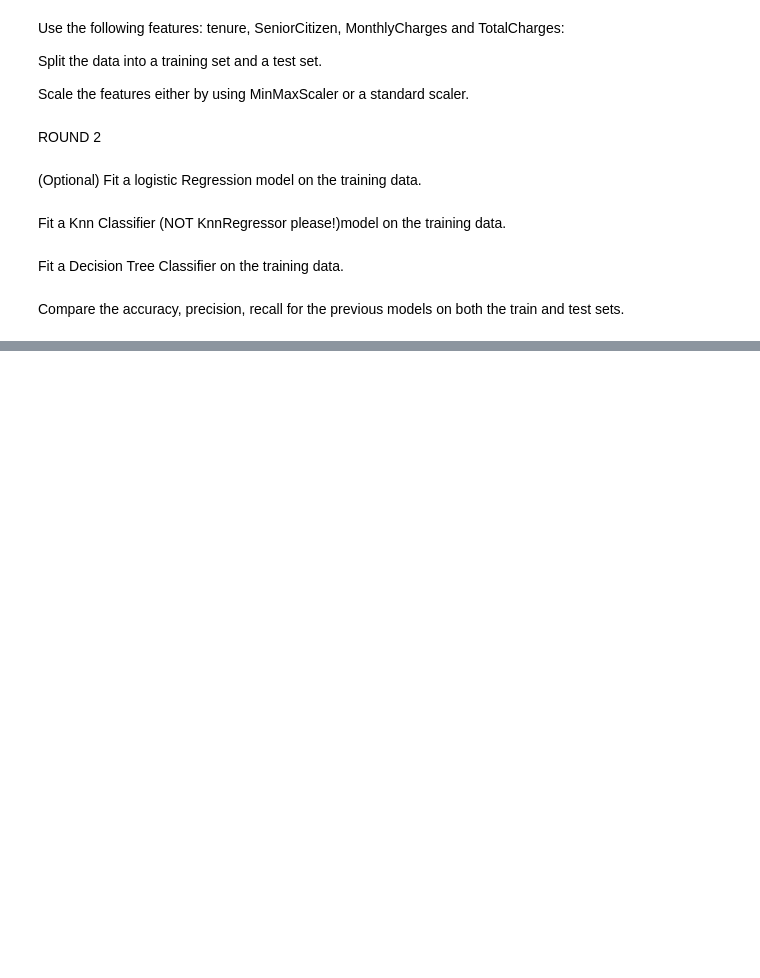
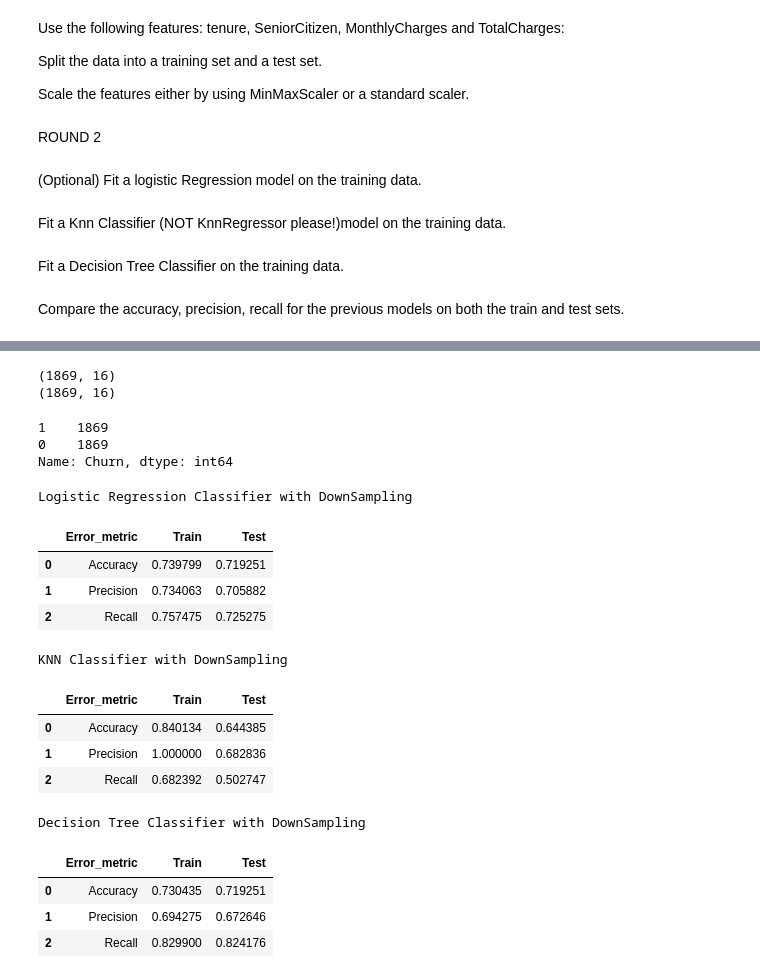
Before and after one commit to JonathonClegg/DAFT_0116, a Jupyter notebook: module_3/LAB Imbalanced Classification Task/main.ipynb, the cells around one changed output, grey strips where cells are left out. Saved outputs shown, nothing was run; the diff lists cells and outputs as text; code cells hidden in the pictures; blank space fills up the shorter version.

```diff
--- a/module_3/LAB Imbalanced Classification Task/main.ipynb
+++ b/module_3/LAB Imbalanced Classification Task/main.ipynb
@@ -204,0 +332,29 @@ display(performance_dt)
+# %%
+c1_len=1869
+# downsample the majority class to the size of the positive class using pandas sample method
+category_0_down = category_0.sample(c1_len)
+print(category_0_down.shape)
+print(category_1.shape)
+# %% [output]
+(1869, 16)
+(1869, 16)
+# %%
+# reassemble the data
+data = pd.concat([category_0_down, category_1], axis=0)
+# shuffle the data
+data = data.sample(frac=1) # frac specifies ratio of the shuffled output to the input size. for frac=1 the number of rows is unchanged
+data['Churn'].value_counts()
+# %% [output]
+1    1869
+0    1869
+Name: Churn, dtype: int64
+# %%
+X_data = data[["tenure", "SeniorCitizen", "MonthlyCharges", "TotalCharges"]]
+y_data = data["Churn"]
+
+X_data_train, X_data_test, y_data_train, y_data_test = train_test_split(X_data, y_data, test_size=0.20, random_state=11)
+
+scaler = StandardScaler()
+# transform data
+X_data_train = scaler.fit_transform(X_data_train)
+X_data_test = scaler.transform(X_data_test) #No need to use fit since we should normalize the training set and then use the same normalization steps on the test set
@@ -204,0 +385,51 @@ display(performance_dt)
+# %%
+print("Logistic Regression Classifier with DownSampling")
+performance_log_data = pd.DataFrame({'Error_metric': ['Accuracy','Precision','Recall'],
+                               'Train': [accuracy_score(y_data_train, log_y_pred_train_data),
+                                         precision_score(y_data_train, log_y_pred_train_data, pos_label='1'),
+                                         recall_score(y_data_train, log_y_pred_train_data, pos_label='1')],
+                               'Test': [accuracy_score(y_data_test, log_y_pred_test_data),
+                                        precision_score(y_data_test, log_y_pred_test_data, pos_label='1'),
+                                        recall_score(y_data_test, log_y_pred_test_data, pos_label='1')]})
+
+display(performance_log_data)
+
+print("\nKNN Classifier with DownSampling")
+
+performance_knn_data = pd.DataFrame({'Error_metric': ['Accuracy','Precision','Recall'],
+                               'Train': [accuracy_score(y_data_train, knn_y_pred_train_data),
+                                         precision_score(y_data_train, knn_y_pred_train_data, pos_label='1'),
+                                         recall_score(y_data_train, knn_y_pred_train_data, pos_label='1')],
+                               'Test': [accuracy_score(y_data_test, knn_y_pred_data),
+                                        precision_score(y_data_test, knn_y_pred_data, pos_label='1'),
+                                        recall_score(y_data_test, knn_y_pred_data, pos_label='1')]})
+
+display(performance_knn_data)
+
+print("\nDecision Tree Classifier with DownSampling")
+
+performance_dt_data = pd.DataFrame({'Error_metric': ['Accuracy','Precision','Recall'],
+                               'Train': [accuracy_score(y_data_train, y_pred_train_dt_data),
+                                         precision_score(y_data_train, y_pred_train_dt_data, pos_label='1'),
+                                         recall_score(y_data_train, y_pred_train_dt_data, pos_label='1')],
+                               'Test': [accuracy_score(y_data_test, y_pred_test_dt_data),
+                                        precision_score(y_data_test, y_pred_test_dt_data, pos_label='1'),
+                                        recall_score(y_data_test, y_pred_test_dt_data, pos_label='1')]})
+
+display(performance_dt_data)
+# %% [output]
+Logistic Regression Classifier with DownSampling
+|  | Error_metric | Train | Test |
+| 0 | Accuracy | 0.739799 | 0.719251 |
+| 1 | Precision | 0.734063 | 0.705882 |
+| 2 | Recall | 0.757475 | 0.725275 |
+KNN Classifier with DownSampling
+|  | Error_metric | Train | Test |
+| 0 | Accuracy | 0.840134 | 0.644385 |
+| 1 | Precision | 1.000000 | 0.682836 |
+| 2 | Recall | 0.682392 | 0.502747 |
+Decision Tree Classifier with DownSampling
+|  | Error_metric | Train | Test |
+| 0 | Accuracy | 0.730435 | 0.719251 |
+| 1 | Precision | 0.694275 | 0.672646 |
+| 2 | Recall | 0.829900 | 0.824176 |
```
Also changed, not shown: parts of 21 cells of this notebook.
